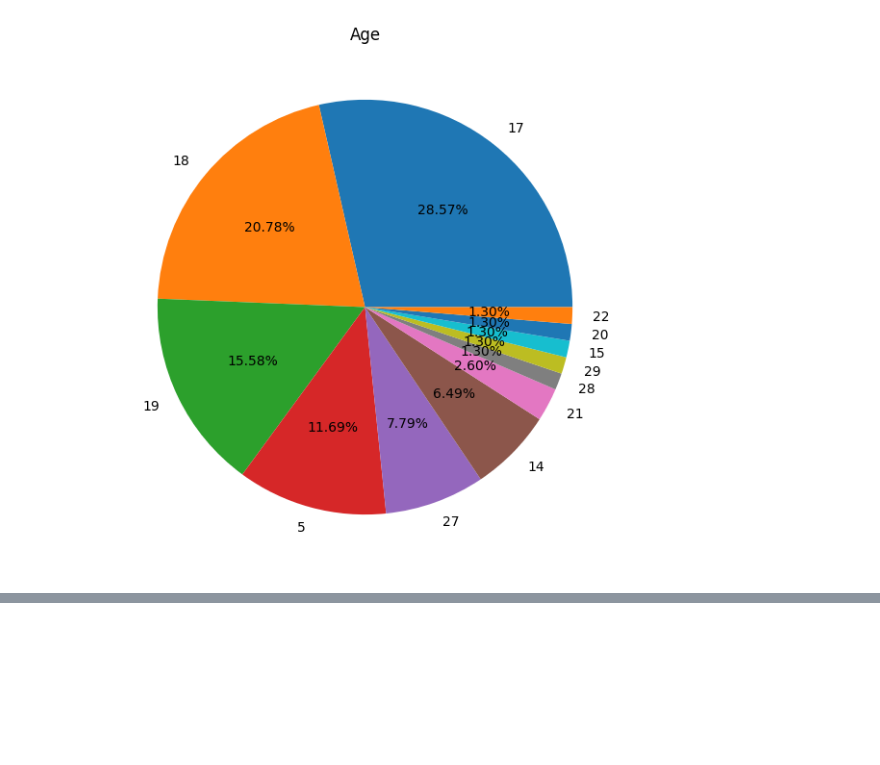
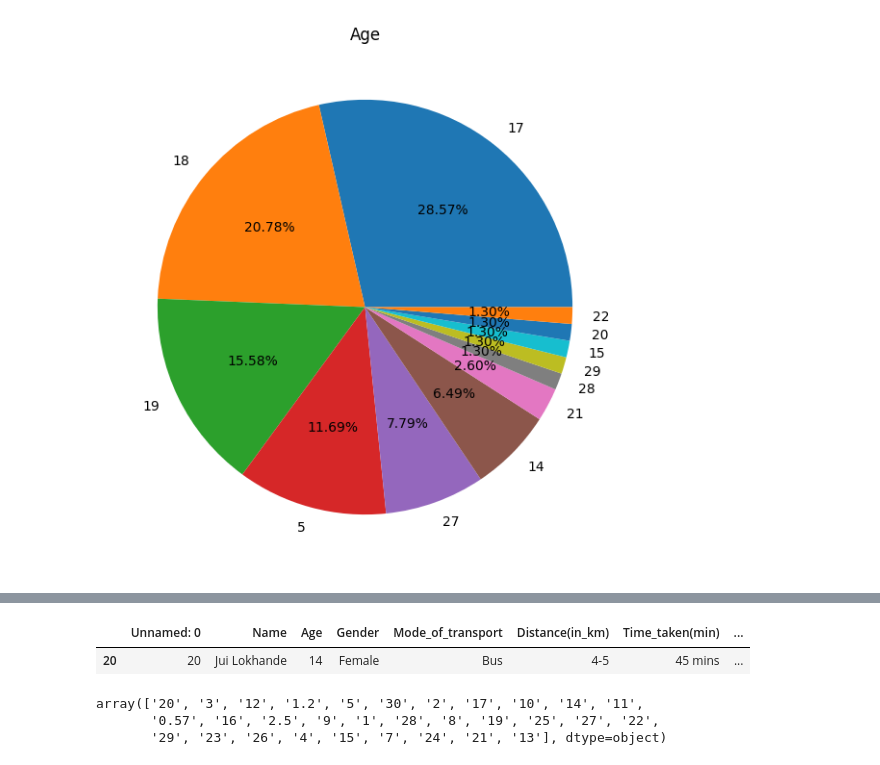
Before and after one commit to pythonieee/college_Pc_repo, a Jupyter notebook: taveling_commuting.ipynb, the cells around one changed output, grey strips where cells are left out. Saved outputs shown, nothing was run; the diff lists cells and outputs as text; code cells hidden in the pictures; blank space fills up the shorter version.

```diff
--- a/taveling_commuting.ipynb
+++ b/taveling_commuting.ipynb
@@ -78,0 +190,5 @@ plt.pie(x=df2["Age"].value_counts(),labels=df['Age'].unique(),autopct="%2.2f%%")
+# %%
+df2[df2["Distance(in_km)"] == '4-5']
+# %% [output]
+|  | Unnamed: 0 | Name | Age | Gender | Mode_of_transport | Distance(in_km) | Time_taken(min) | ... |
+| 20 | 20 | Jui Lokhande | 14 | Female | Bus | 4-5 | 45 mins | ... |
@@ -78,0 +201,6 @@ plt.pie(x=df2["Age"].value_counts(),labels=df['Age'].unique(),autopct="%2.2f%%")
+# %%
+df2['Distance(in_km)'].unique()
+# %% [output]
+array(['20', '3', '12', '1.2', '5', '30', '2', '17', '10', '14', '11',
+       '0.57', '16', '2.5', '9', '1', '28', '8', '19', '25', '27', '22',
+       '29', '23', '26', '4', '15', '7', '24', '21', '13'], dtype=object)
```
Also changed, not shown: parts of 17 cells of this notebook, 1 other file.
